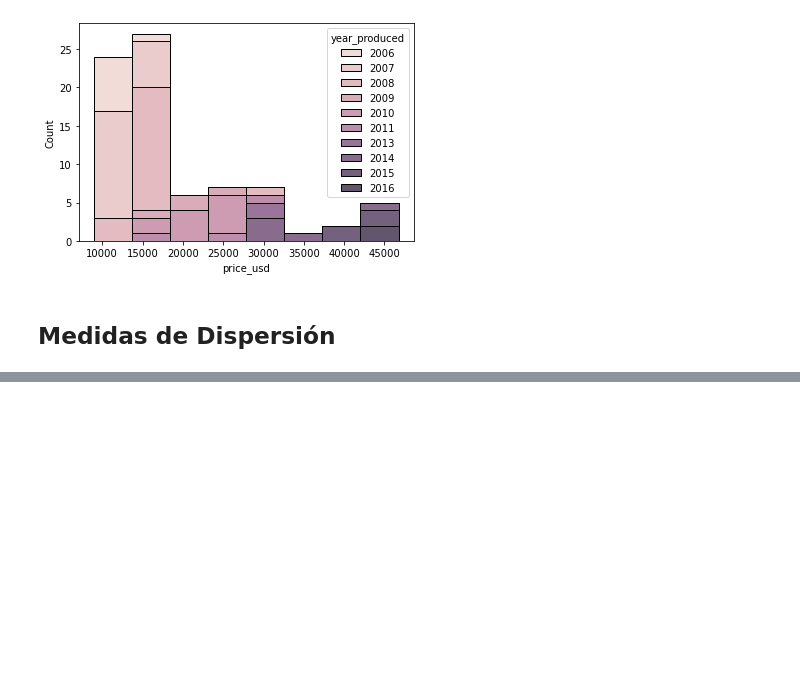
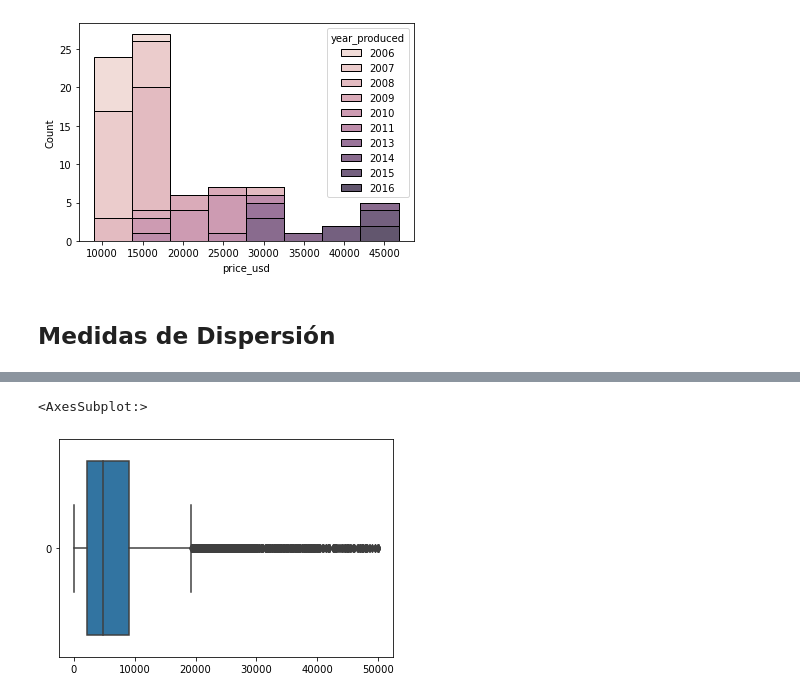
Before and after one commit to JuanFeA98/Estadistica_Probabilidad, a Jupyter notebook: Estadistica Descriptiva/Estadistica Descriptiva.ipynb, the cells around one changed output, grey strips where cells are left out. Saved outputs shown, nothing was run; the diff lists cells and outputs as text; code cells hidden in the pictures; blank space fills up the shorter version.

```diff
--- a/Estadistica Descriptiva/Estadistica Descriptiva.ipynb
+++ b/Estadistica Descriptiva/Estadistica Descriptiva.ipynb
@@ -118,0 +165,5 @@ plt.show()
+# %%
+sns.boxplot(data = df['price_usd'], orient='horizontal')
+# %% [output]
+<AxesSubplot:>
+[figure, added]
```
Also changed, not shown: parts of 12 cells of this notebook.
